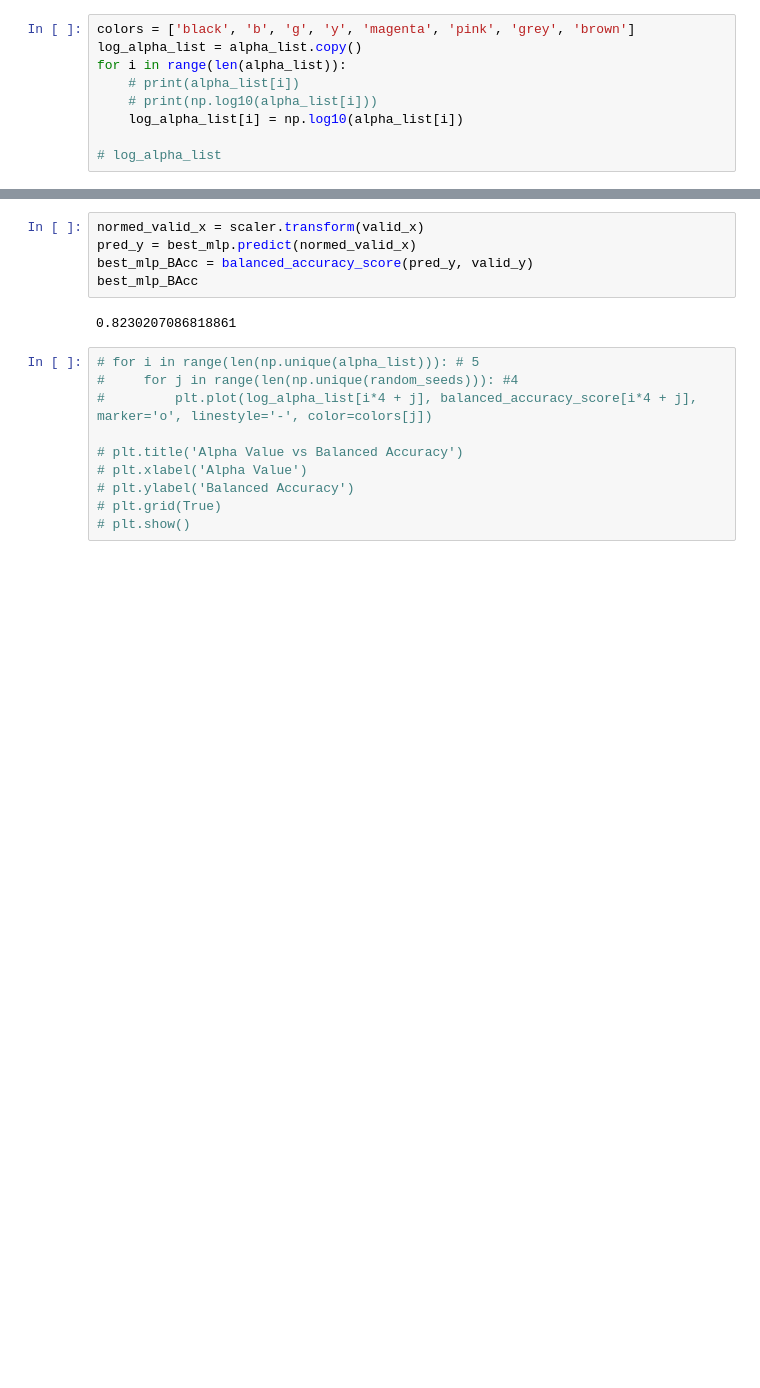
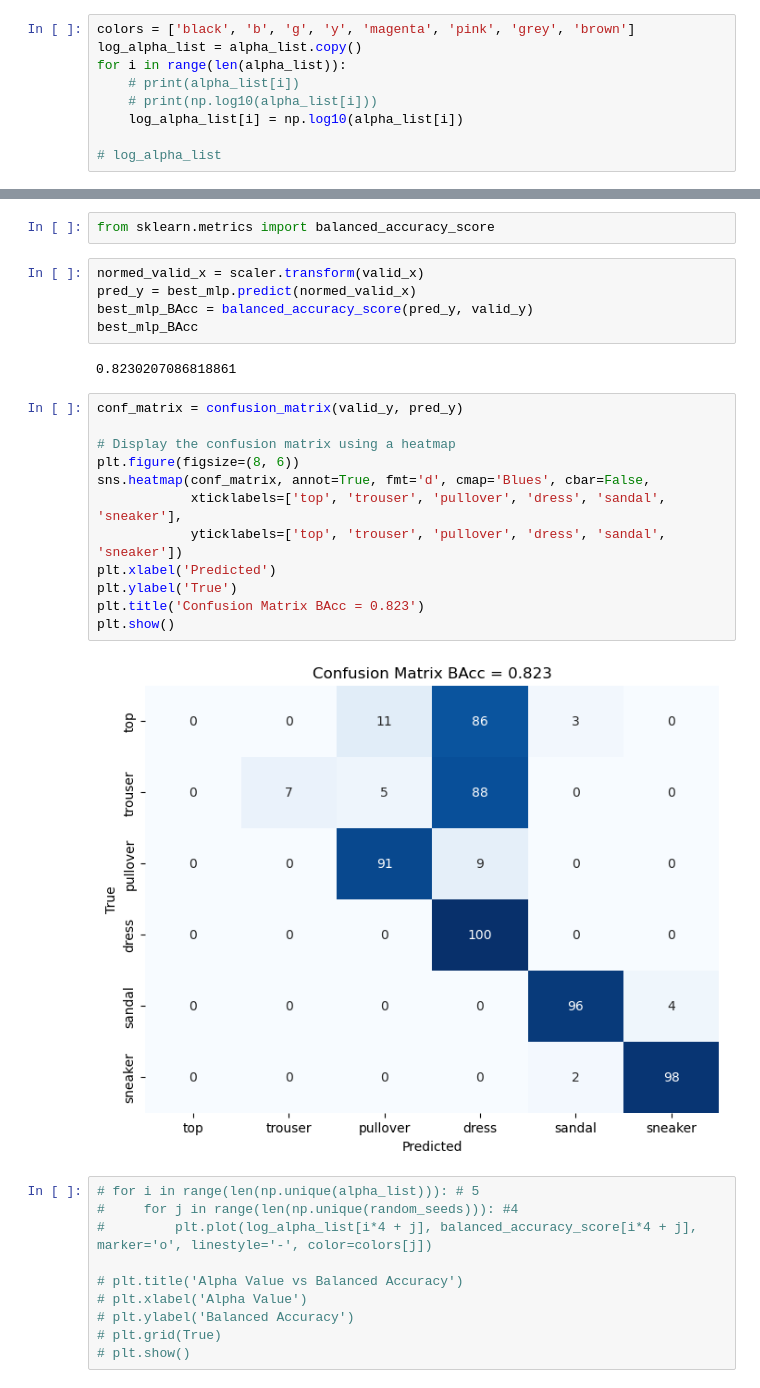
Before and after one commit to vmccab01/ProjectB_cs135, a Jupyter notebook: P1-2.ipynb, the cells around one changed output, grey strips where cells are left out. Drawn from its saved outputs; the diff is of its cells as text; blank space fills up the shorter version.

```diff
--- a/P1-2.ipynb
+++ b/P1-2.ipynb
@@ -221,3 +226,5 @@ MLPClassifier(alpha=0.1, batch_size=32, hidden_layer_sizes=(32,),
+# %%
+from sklearn.metrics import balanced_accuracy_score
 # %%
 normed_valid_x = scaler.transform(valid_x)
 pred_y = best_mlp.predict(normed_valid_x)
@@ -225,6 +232,20 @@ best_mlp_BAcc = balanced_accuracy_score(pred_y, valid_y)
 best_mlp_BAcc
 # %% [output]
 0.8230207086818861
+# %%
+conf_matrix = confusion_matrix(valid_y, pred_y)
+
+# Display the confusion matrix using a heatmap
+plt.figure(figsize=(8, 6))
+sns.heatmap(conf_matrix, annot=True, fmt='d', cmap='Blues', cbar=False,
+            xticklabels=['top', 'trouser', 'pullover', 'dress', 'sandal', 'sneaker'],
+            yticklabels=['top', 'trouser', 'pullover', 'dress', 'sandal', 'sneaker'])
+plt.xlabel('Predicted')
+plt.ylabel('True')
+plt.title('Confusion Matrix BAcc = 0.823')
+plt.show()
+# %% [output]
+[figure, added]
 # %%
 # for i in range(len(np.unique(alpha_list))): # 5
 #     for j in range(len(np.unique(random_seeds))): #4
```
Also changed, not shown: parts of 13 cells of this notebook.
